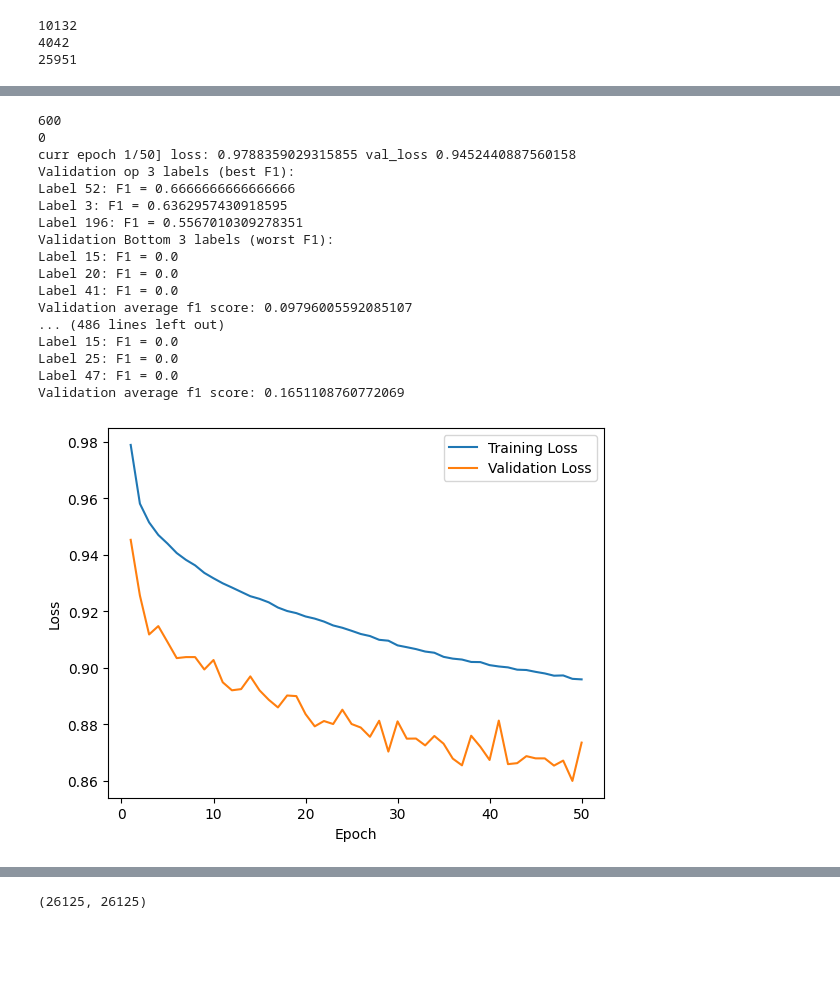
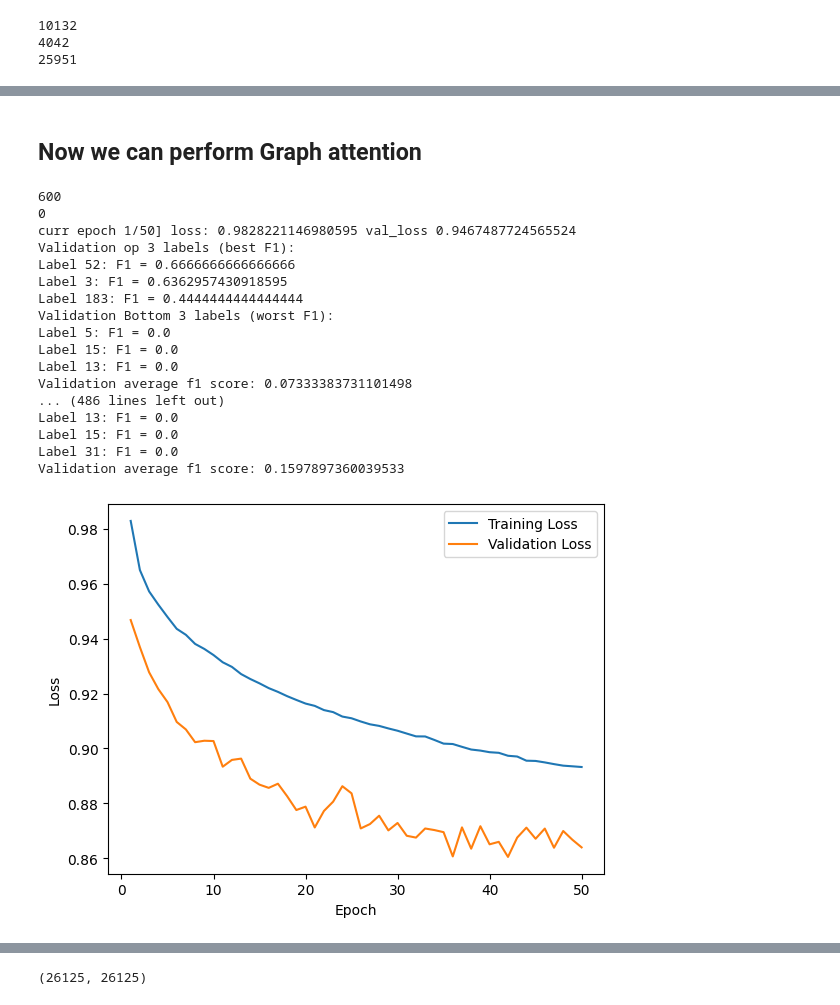
Before and after one commit to anirban1991/CAFA_6_protein_function_kaggle, a Jupyter notebook: dataprocessing_model_training_final.ipynb, the cells around one changed output, grey strips where cells are left out. Saved outputs shown, nothing was run; the diff lists cells and outputs as text; code cells hidden in the pictures; blank space fills up the shorter version.

```diff
--- a/dataprocessing_model_training_final.ipynb
+++ b/dataprocessing_model_training_final.ipynb
@@ -485,3 +503,0 @@ protein_function_subontology_dict['C'].head()
-# %%
-for k, subontology_df in protein_function_subontology_dict.items():
-  print(f"Subontology: {k} {subontology_df.size}")
@@ -715,7 +690,6 @@ class ProteinEmbeddingsDataset(Dataset):
         self.is_test = is_test
         if not is_test:
           self.labels = labels[:, :total_labels].astype(np.float32)
-          self.label_metadata = label_metadata
 
     def __len__(self):
         return len(self.features)
@@ -724,4 +698,5 @@ class ProteinEmbeddingsDataset(Dataset):
         x = torch.FloatTensor(self.features[idx])
         if not self.is_test:
           y = torch.FloatTensor(self.labels[idx])
+          return x, y
         return x
@@ -1005,5 +922,5 @@ G_data_dict
 # %%
-# Graph Sage from colab 3
+
 import torch
 import torch_scatter
 import torch.nn as nn
@@ -1025,7 +942,6 @@ from torch_geometric.utils import add_self_loops
 
 class GNNStack(torch.nn.Module):
     def __init__(self, input_dim, hidden_dim, output_dim, args, n_terms, emb=False):
-        # input_dim // 8
         super(GNNStack, self).__init__()
         conv_model = self.build_conv_model(args["model_type"])
         self.embeddings = nn.Embedding(n_terms, input_dim)
@@ -1035,7 +951,6 @@ class GNNStack(torch.nn.Module):
         for l in range(args["num_layers"]-1):
             self.convs.append(conv_model(args["heads"] * hidden_dim, hidden_dim))
 
-        # post-message-passing
         self.post_mp = nn.Sequential(
             nn.Linear(args["heads"] * hidden_dim, hidden_dim), nn.Dropout(args["dropout"]),
             nn.Linear(hidden_dim, output_dim))
@@ -1061,11 +976,7 @@ class GNNStack(torch.nn.Module):
 
         x_emb = self.post_mp(x_emb)
 
-
         return x_emb
-
-    def loss(self, pred, label):
-        return F.nll_loss(pred, label)
 
 
 class GraphSage(MessagePassing):
@@ -1093,7 +1004,7 @@ class GraphSage(MessagePassing):
     def forward(self, x, edge_index, size = None):
         out = None
         num_nodes = x.size()[0]
-        edge_index, _ = add_self_loops(edge_index, num_nodes=num_nodes)
+        edge_index, _ = add_self_loops(edge_index, num_nodes=num_nodes) # self loops are because some nodes are isolated (mitigated thanks to virtual node)
         out = self.propagate(x=x, edge_index=edge_index)
 
         out = self.lin_l(x) + self.lin_r(out)
@@ -1117,23 +1028,19 @@ class GraphSage(MessagePassing):
 class GAT(MessagePassing):
 
     def __init__(self, in_channels, out_channels, heads = 2,
-                 negative_slope = 0.2, dropout = 0., **kwargs):
+                 negative_slope = 0.2, dropout = 0.1, **kwargs):
         super(GAT, self).__init__(node_dim=0, **kwargs)
-
         self.in_channels = in_channels
         self.out_channels = out_channels
         self.heads = heads
         self.negative_slope = negative_slope
         self.dropout = dropout
-
         self.lin_l = None
         self.lin_r = None
         self.att_l = None
         self.att_r = None
-
         self.lin_l, self.lin_r = nn.Linear(in_channels, out_channels * self.heads), nn.Linear(in_channels, out_channels * self.heads)
         self.att_l, self.att_r = nn.Parameter(torch.empty(self.heads, out_channels)), nn.Parameter(torch.empty(self.heads, out_channels))
-
         self.reset_parameters()
 
     def reset_parameters(self):
@@ -1143,38 +1050,30 @@ class GAT(MessagePassing):
         nn.init.xavier_uniform_(self.att_r)
 
     def forward(self, x, edge_index, size = None):
-
         H, C = self.heads, self.out_channels
-        # print(f"{H} {C}")
-        # print(x.shape)
         W_l_transformed_x, W_r_transformed_x = self.lin_l(x), self.lin_r(x)
-        # print(f"W_l_tr_x: {W_l_transformed_x.shape}, W_r_tr_x:{W_r_transformed_x.shape}")
         N = x.size(0)
         x_l = W_l_transformed_x.view(N, H, C)
         x_r = W_r_transformed_x.view(N, H, C)
-        # print(f"x_l {x_l.shape} x_r {x_r.shape} {self.att_l.shape} {self.att_r.shape}")
         alpha_central = (x_l * self.att_l.unsqueeze(0)).sum(dim=-1)
         alpha_neighbors = (x_r * self.att_r.unsqueeze(0)).sum(dim=-1)
         num_nodes = x.size()[0]
-        edge_index, _ = add_self_loops(edge_index, num_nodes=num_nodes)
+        edge_index, _ = add_self_loops(edge_index, num_nodes=num_nodes) # self loops are because some nodes are isolated (mitigated thanks to virtual node)
         out = self.propagate(edge_index, x=(x_l, x_r), alpha=(alpha_central, alpha_neighbors), size=size)
         out = out.view(N, H * C)
-        # print(f"forward out.shape {out.shape}")
-
         return out
 
 
     def message(self, x_j, alpha_j, alpha_i, index, ptr, size_i):
         alpha = alpha_i + alpha_j
         alpha = F.leaky_relu(alpha, negative_slope=.2)
-        alpha = softmax(alpha,index,num_nodes=size_i, ptr=ptr, )
+        alpha = softmax(alpha,index,num_nodes=size_i, ptr=ptr)
         alpha = F.dropout(alpha, training=self.training, p=self.dropout)
         out = x_j * alpha.unsqueeze(-1)
-
         return out
 
 
     def aggregate(self, inputs, index, dim_size = None):
         out = torch_scatter.scatter(inputs, index, dim=0)
-        # print(f"out aggregate: {out.shape}")
+
         return out
@@ -1311,7 +1223,7 @@ def train_model_two_tower(model, train_loader, val_loader, graph_data_C, graph_d
     graph_data_P = graph_data_P.to(device)
 
     optimizer = optim.Adam(model.parameters(), lr=1e-4)
-    f1_soft_weighted = WeightedMacroSoftF1Loss(pos_weights)
+    f1_soft_weighted = WeightedSoftF1Loss(pos_weights)
     for epoch in range(num_epochs):
 
         model.train()
@@ -1461,37 +1373,39 @@ score_df_merged.to_csv("to_score6.tsv", header=False, index=False, sep="\t")
+# %% [markdown]
+## Now we can perform Graph attention
 # %%
 args_dict = {
     "heads": 2,
-    "dropout": 0,
+    "dropout": 0.1,
     "num_layers": 3,
     "model_type": "GAT"
 }
 
 
 label_metadata = obtain_label_metadata(y_train_transformed, output_dim)
 data_loader = DataLoader(protein_embeddings_dataset_train, batch_size=128)
 data_loader_val = DataLoader(protein_embeddings_dataset_val, batch_size=len(X_val_imputed))
 
 curr_model = TwoTowerGNNAndNN(PCA_TARGET_DIM, 32, 64, output_dim, G_data_dict['C'].x.size()[0], G_data_dict['F'].x.size()[0], G_data_dict['P'].x.size()[0], args_dict)
 trained_model_nn_gat = train_model_two_tower(curr_model, data_loader, data_loader_val, G_data_dict['C'], G_data_dict['F'], G_data_dict['P'], torch.tensor(label_metadata["pos_weights"][:output_dim]))
 # %% [output]
 600
 0
-curr epoch 1/50] loss: 0.9788359029315855 val_loss 0.9452440887560158
+curr epoch 1/50] loss: 0.9828221146980595 val_loss 0.9467487724565524
 Validation op 3 labels (best F1):
 Label 52: F1 = 0.6666666666666666
 Label 3: F1 = 0.6362957430918595
-Label 196: F1 = 0.5567010309278351
+Label 183: F1 = 0.4444444444444444
 Validation Bottom 3 labels (worst F1):
+Label 5: F1 = 0.0
 Label 15: F1 = 0.0
-Label 20: F1 = 0.0
-Label 41: F1 = 0.0
-Validation average f1 score: 0.09796005592085107
+Label 13: F1 = 0.0
+Validation average f1 score: 0.07333383731101498
 ... (486 lines left out)
+Label 13: F1 = 0.0
 Label 15: F1 = 0.0
-Label 25: F1 = 0.0
-Label 47: F1 = 0.0
-Validation average f1 score: 0.1651108760772069
+Label 31: F1 = 0.0
+Validation average f1 score: 0.1597897360039533
-[figure, old version]
+[figure, new version]
 # %%
 
 y_preds, y_labels = predict_two_tower(trained_model_nn_gat, data_loader_val,  G_data_dict['C'], G_data_dict['F'], G_data_dict['P'], 'cuda')
```
Also changed, not shown: parts of 123 cells of this notebook.
